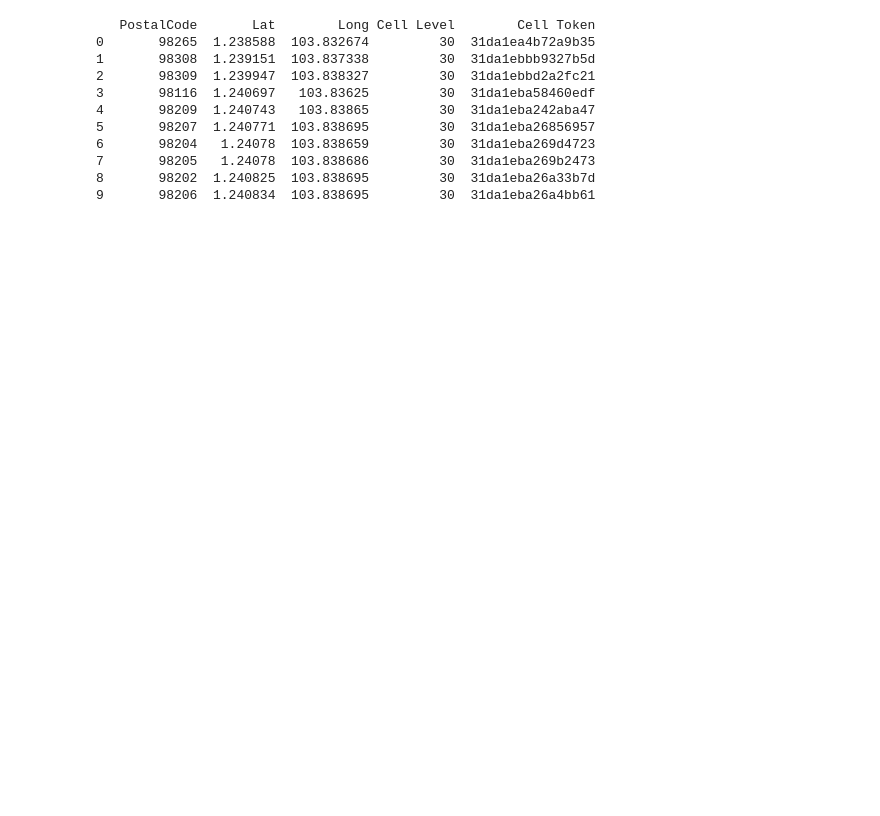
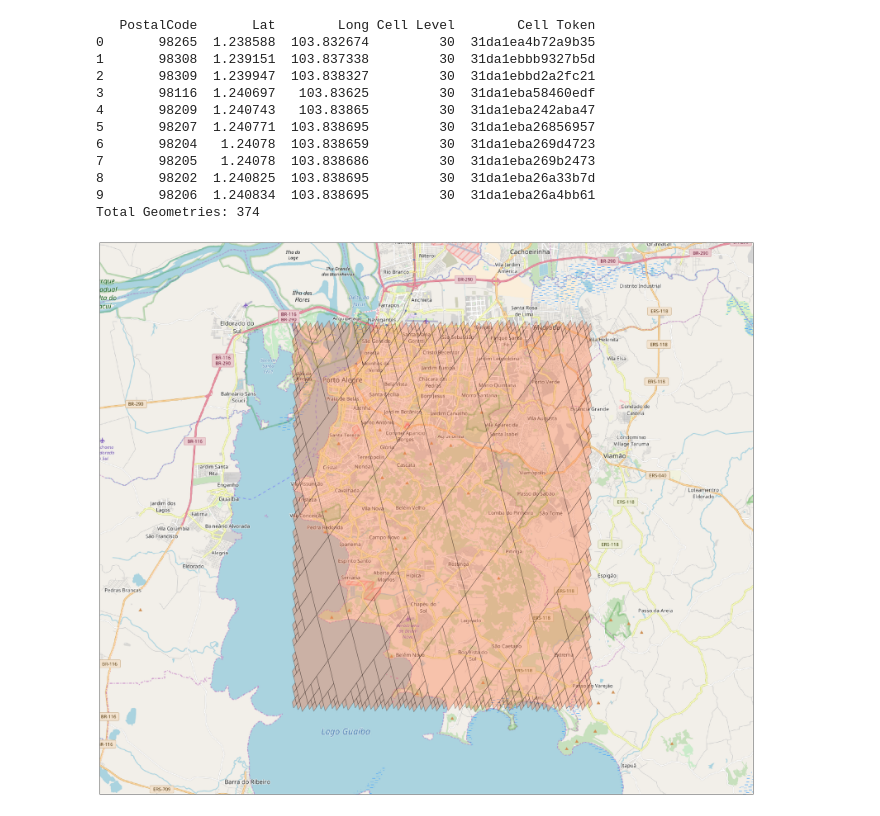
Before and after one commit to jnvipul/S2, a Jupyter notebook: ZipcodeGrid.ipynb, the cells around one changed output. Cells and saved outputs as stored; diff of their text form; code cells hidden in the pictures; blank space fills up the shorter version.

Commit message:
Working visuals

```diff
--- a/ZipcodeGrid.ipynb
+++ b/ZipcodeGrid.ipynb
@@ -2,9 +2,11 @@
 import s2sphere as s2
 import pandas as pd
 import numpy as np
-# import mataplotlib as mpl
-
-# print "Imports successful"
+import matplotlib.pyplot as plt
+from shapely.geometry import Polygon
+from shapely import geometry
+import cartopy.crs as ccrs
+import cartopy.io.img_tiles as cimgt
 
 COLUMN_CELL_LEVEL = "Cell Level"
 COLUMN_CELL_TOKEN = "Cell Token"
@@ -29,30 +31,63 @@ def formatData(df):
     df = df[df.columns[1:]]
     df[COLUMN_CELL_LEVEL] = None
     df[COLUMN_CELL_TOKEN] = None
     df = df.head(n=10)
 #     echo data
 #     print df.head(n=6)
     return df
 # ==========================================UTILITY============================================
 
 
 df = pd.read_csv("~/Downloads/pincodes_with_lat_long.csv")
 df = formatData(df)
 
 for index, row in df.iterrows():
     row = plotLatLong(row)
     df.loc[index] = row
 
 print(df)
+
+proj = cimgt.OSM()
+plt.figure(figsize=(30,30), dpi=100)
+ax = plt.axes(projection=proj.crs)
+ax.add_image(proj, 12)
+ax.set_extent([-51.411886, -50.922470,
+               -30.301314, -29.94364])
+region_rect = s2.LatLngRect(
+    s2.LatLng.from_degrees(-51.264871, -30.241701),
+    s2.LatLng.from_degrees(-51.04618, -30.000003))
+coverer = s2.RegionCoverer()
+coverer.min_level = 8
+coverer.max_level = 15
+coverer.max_cells= 500
+covering = coverer.get_covering(region_rect)
+geoms = []
+for cellid in covering:
+    new_cell = s2.Cell(cellid)
+    vertices = []
+    for i in xrange(0, 4):
+        vertex = new_cell.get_vertex(i)
+        latlng = s2.LatLng.from_point(vertex)
+        vertices.append((latlng.lat().degrees,
+                         latlng.lng().degrees))
+    geo = Polygon(vertices)
+    geoms.append(geo)
+print "Total Geometries: {}".format(len(geoms))
+
+ax.add_geometries(geoms, ccrs.PlateCarree(), facecolor='coral',
+                  edgecolor='black', alpha=0.4)
+plt.show()
 # %% [output]
    PostalCode       Lat        Long Cell Level        Cell Token
 0       98265  1.238588  103.832674         30  31da1ea4b72a9b35
 1       98308  1.239151  103.837338         30  31da1ebbb9327b5d
 2       98309  1.239947  103.838327         30  31da1ebbd2a2fc21
 3       98116  1.240697   103.83625         30  31da1eba58460edf
 4       98209  1.240743   103.83865         30  31da1eba242aba47
 5       98207  1.240771  103.838695         30  31da1eba26856957
 6       98204   1.24078  103.838659         30  31da1eba269d4723
 7       98205   1.24078  103.838686         30  31da1eba269b2473
 8       98202  1.240825  103.838695         30  31da1eba26a33b7d
 9       98206  1.240834  103.838695         30  31da1eba26a4bb61
+Total Geometries: 374
+[figure, added]
```
Also changed, not shown: 1 other file.
